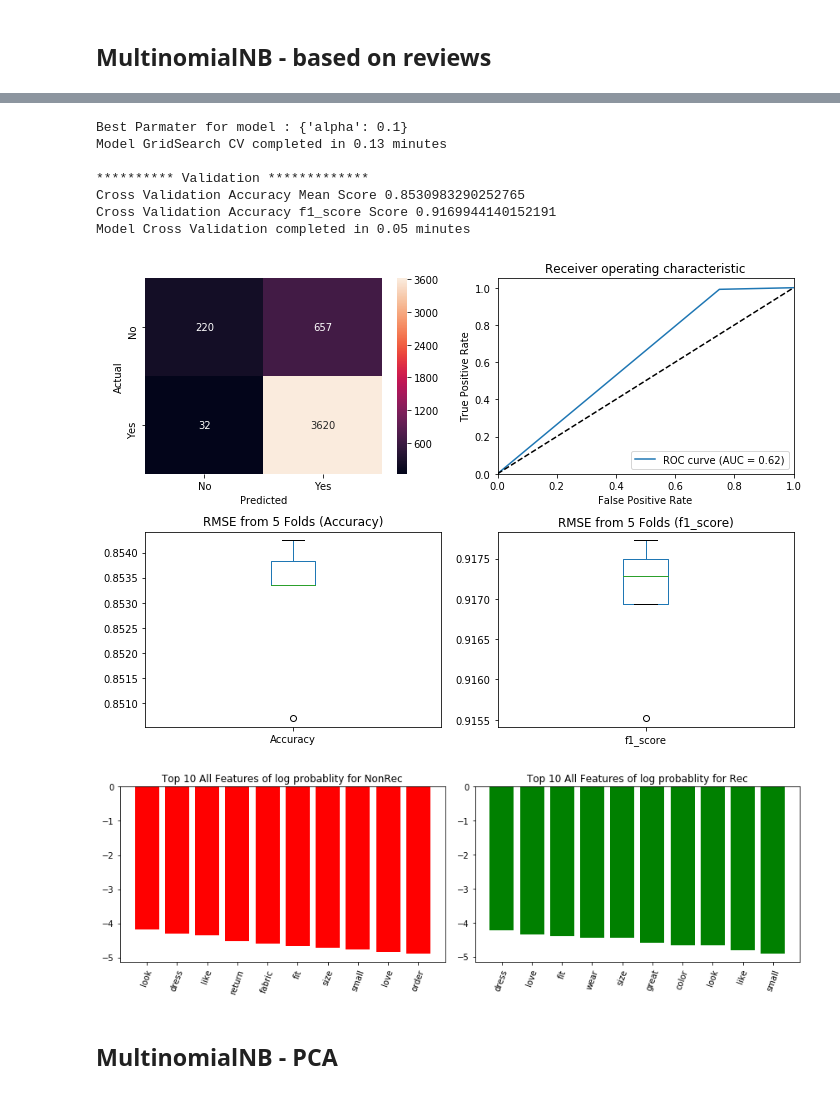
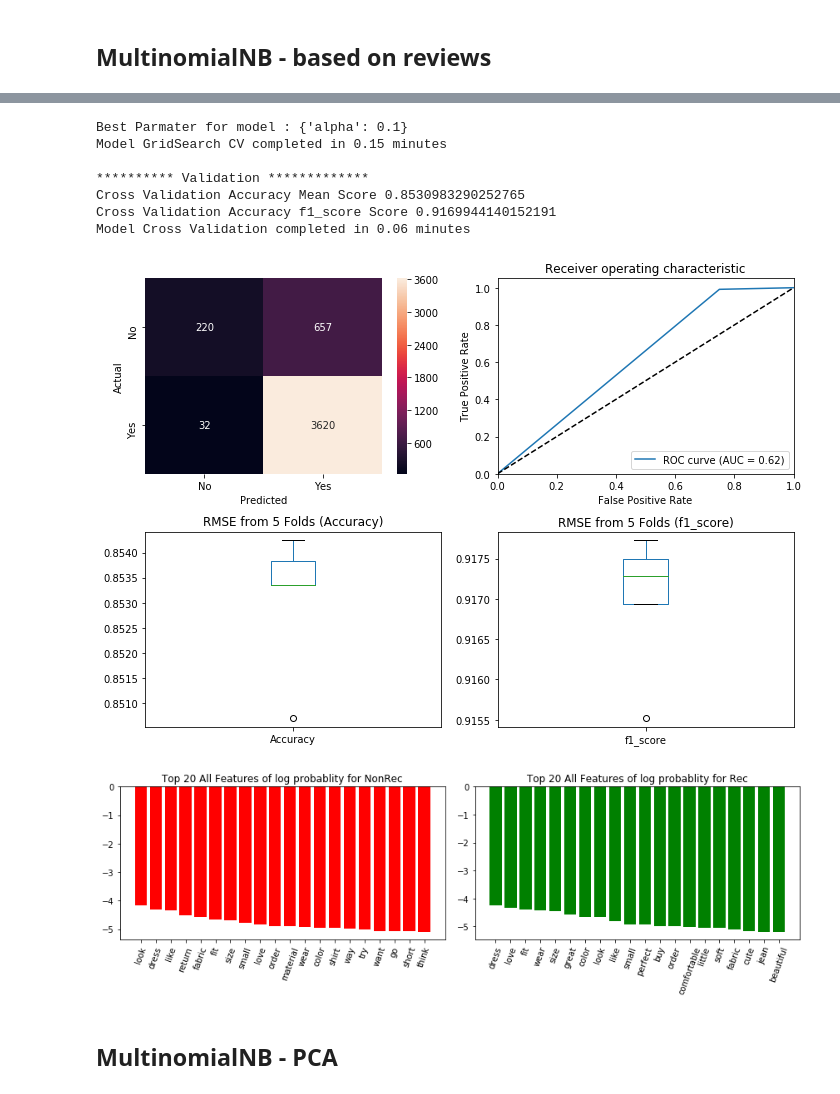
Before and after one commit to balag752/Ecommerce-clothing-recommendation-prediction, a Jupyter notebook: src/ModelBuilding.ipynb, the cells around one changed output, grey strips where cells are left out. Drawn from its saved outputs; the diff is of its cells as text; code cells hidden in the pictures.

```diff
--- a/src/ModelBuilding.ipynb
+++ b/src/ModelBuilding.ipynb
@@ -560,5 +559,5 @@ Model Cross Validation completed in 0.07 minutes
 # %%
 model = MultinomialNB(alpha=0.1)
 param_grid={'alpha':np.linspace(0.1,1,5)}
-model_experiment(model=model,param_grid=param_grid,df=df, InputFeaturecols=InputFeature[30:],OutputFeaturecols=OutputFeature, nfolds=[5,5], ImpFtrShow=5, Reviewonly=True)
+model_experiment(model=model,param_grid=param_grid,df=df, InputFeaturecols=InputFeature[30:],OutputFeaturecols=OutputFeature, nfolds=[5,5], ImpFtrShow=10, Reviewonly=True)
 # %% [output]
@@ -581,12 +580,12 @@ Fitting 5 folds for each of 5 candidates, totalling 25 fits
 Best Parmater for model : {'alpha': 0.1}
-Model GridSearch CV completed in 0.13 minutes
+Model GridSearch CV completed in 0.15 minutes
 
 ********** Validation *************
 Cross Validation Accuracy Mean Score 0.8530983290252765
 Cross Validation Accuracy f1_score Score 0.9169944140152191
-Model Cross Validation completed in 0.05 minutes
+Model Cross Validation completed in 0.06 minutes
 [figure]
-[figure, old version]
+[figure, new version]
 # %% [markdown]
 ## MultinomialNB - PCA
 # %%
```
Also changed, not shown: parts of 3 cells of this notebook, 1 other file.
